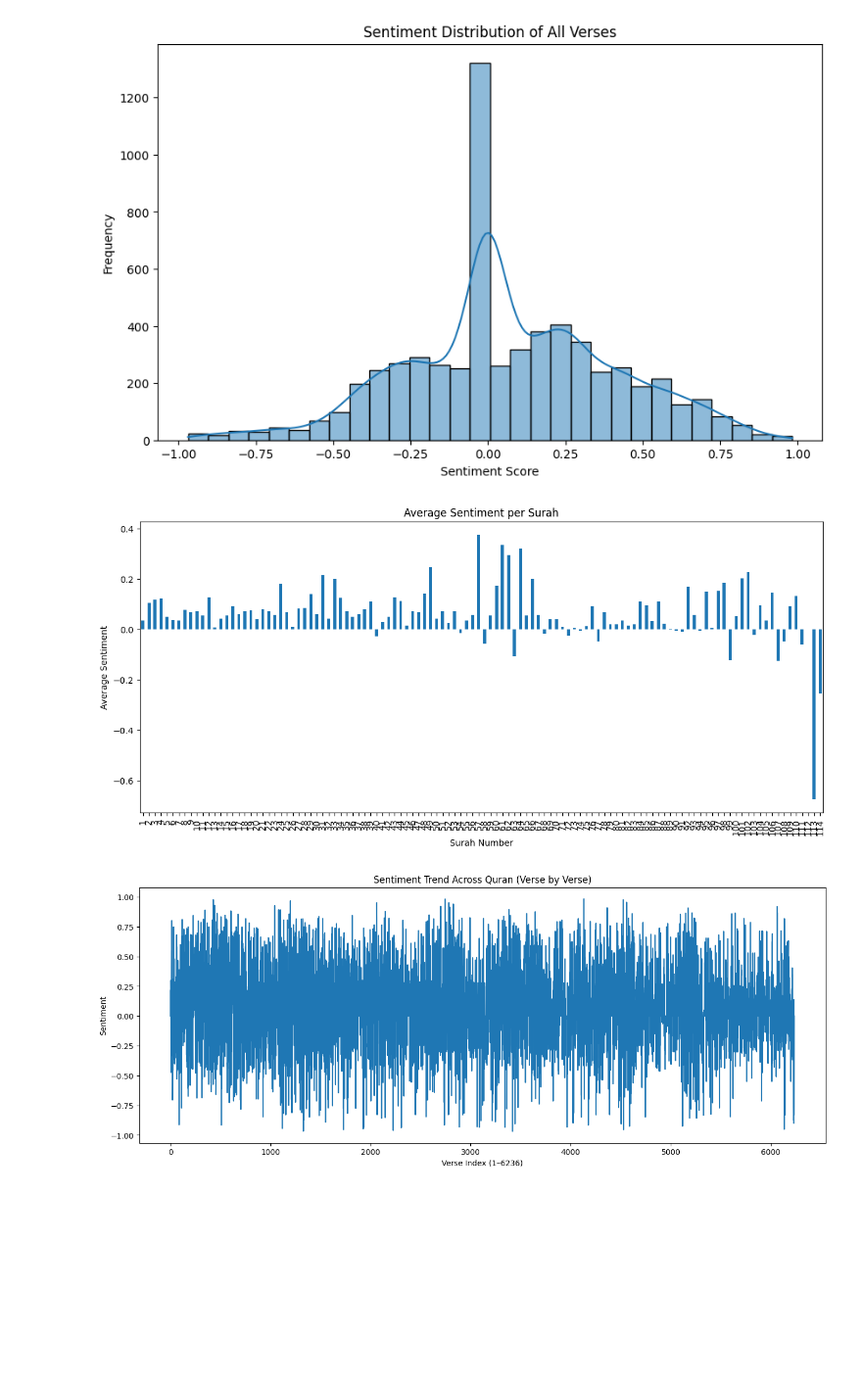
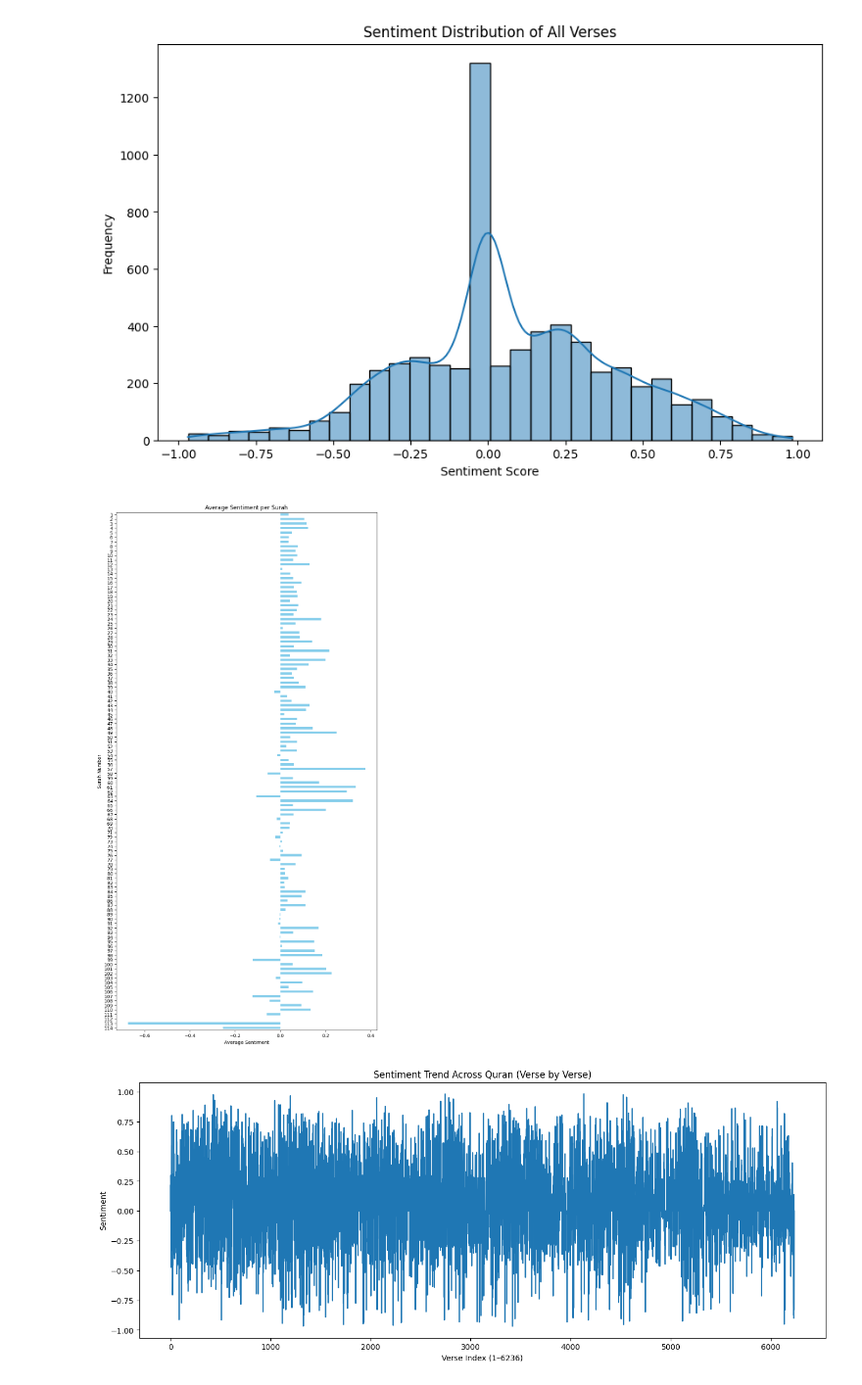
Before and after one commit to umercdkee/AI-Final-Project, a Jupyter notebook: something.ipynb, the cells around one changed output. Shown at 98% size. Saved outputs shown, nothing was run; the diff lists cells and outputs as text; code cells hidden in the pictures; blank space fills up the shorter version.

```diff
--- a/something.ipynb
+++ b/something.ipynb
@@ -46,14 +46,15 @@ plt.show()
 # %%
 surah_sentiment = df.groupby('surah')['sentiment_avg'].mean()
 
-plt.figure(figsize=(14,6))
-surah_sentiment.plot(kind='bar')
+plt.figure(figsize=(10,20))
+surah_sentiment.plot(kind='barh', color='skyblue')
 plt.title("Average Sentiment per Surah")
-plt.xlabel("Surah Number")
-plt.ylabel("Average Sentiment")
+plt.xlabel("Average Sentiment")
+plt.ylabel("Surah Number")
+plt.gca().invert_yaxis()
 plt.show()
 # %% [output]
-[figure, old version]
+[figure, new version]
 # %%
 plt.figure(figsize=(16,6))
 plt.plot(df.index, df['sentiment_avg'])
```
Also changed, not shown: parts of 7 cells of this notebook, 4 other files.
